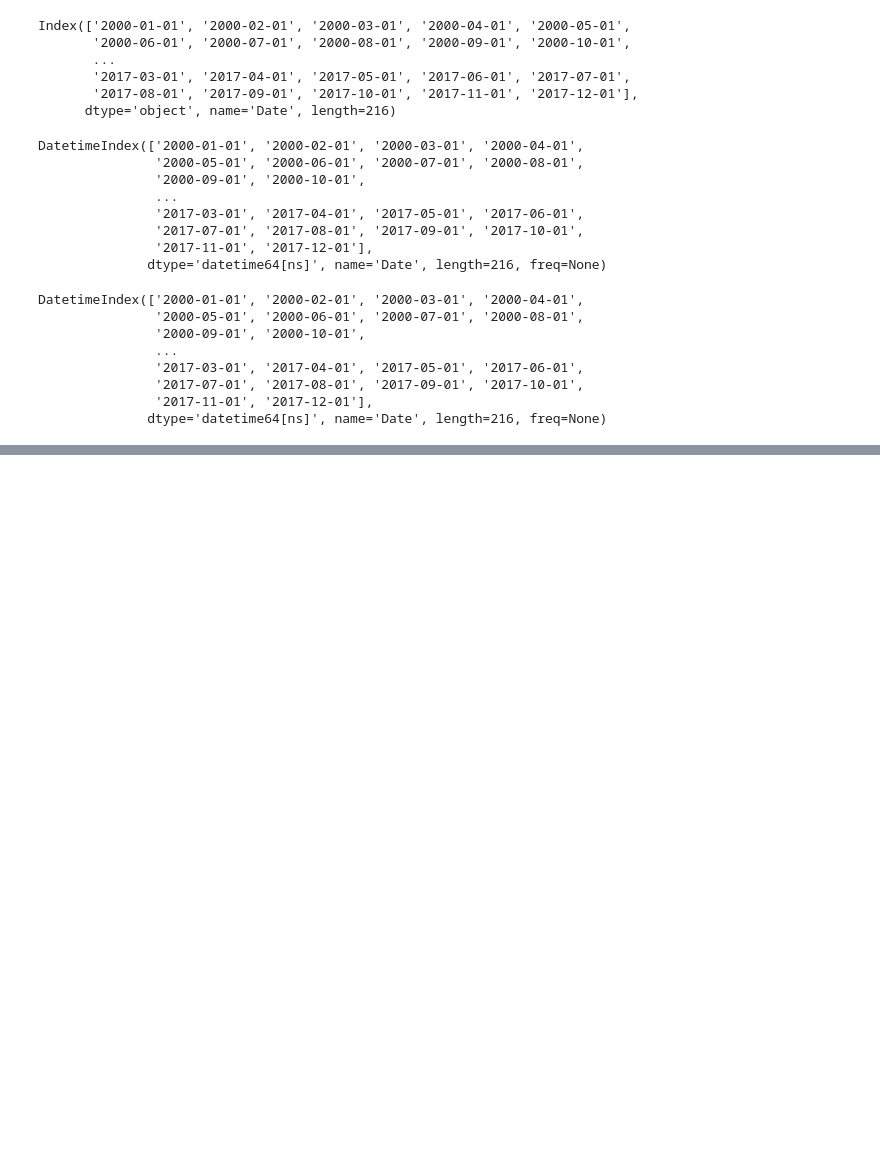
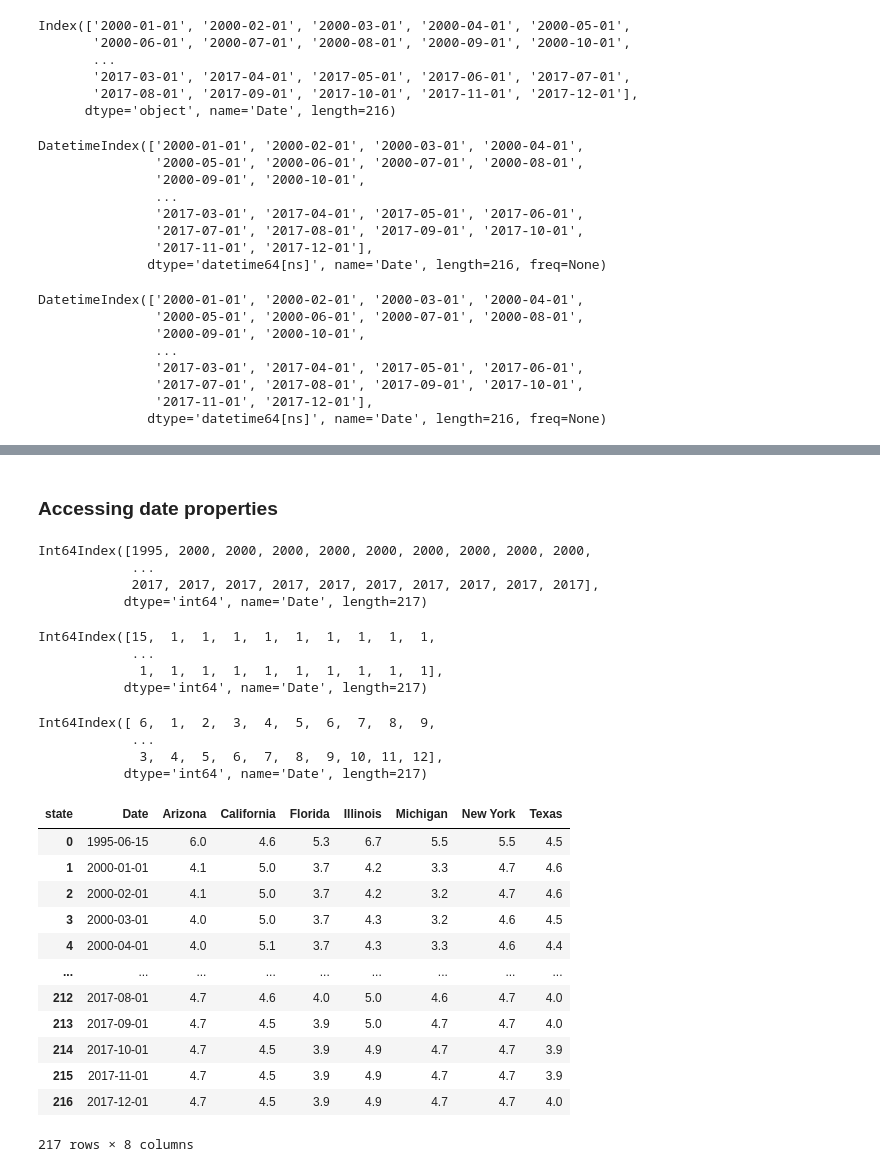
Before and after one commit to weix1996/lectures, a Jupyter notebook: Lecture 12 More Pandas.ipynb, the cells around one changed output, grey strips where cells are left out. Cells and saved outputs as stored; diff of their text form; code cells hidden in the pictures; blank space fills up the shorter version.

```diff
--- a/Lecture 12 More Pandas.ipynb
+++ b/Lecture 12 More Pandas.ipynb
@@ -131,0 +193,3 @@ DatetimeIndex(['2000-01-01', '2000-02-01', '2000-03-01', '2000-04-01',
+# %%
+# add a new row
+new.loc[pd.to_datetime('1995-06-15')] = [6.0, 4.6, 5.3, 6.7, 5.5, 5.5, 4.5 ]
@@ -131,0 +240,2 @@ DatetimeIndex(['2000-01-01', '2000-02-01', '2000-03-01', '2000-04-01',
+# %%
+new.sort_index(inplace=True)
@@ -131,0 +273,41 @@ DatetimeIndex(['2000-01-01', '2000-02-01', '2000-03-01', '2000-04-01',
+# %% [markdown]
+### Accessing date properties
+# %%
+new.index.year
+# %% [output]
+Int64Index([1995, 2000, 2000, 2000, 2000, 2000, 2000, 2000, 2000, 2000,
+            ...
+            2017, 2017, 2017, 2017, 2017, 2017, 2017, 2017, 2017, 2017],
+           dtype='int64', name='Date', length=217)
+# %%
+new.index.day
+# %% [output]
+Int64Index([15,  1,  1,  1,  1,  1,  1,  1,  1,  1,
+            ...
+             1,  1,  1,  1,  1,  1,  1,  1,  1,  1],
+           dtype='int64', name='Date', length=217)
+# %%
+new.index.month
+# %% [output]
+Int64Index([ 6,  1,  2,  3,  4,  5,  6,  7,  8,  9,
+            ...
+             3,  4,  5,  6,  7,  8,  9, 10, 11, 12],
+           dtype='int64', name='Date', length=217)
+# %%
+new2 = new.reset_index()
+# %%
+new2
+# %% [output]
+| state | Date | Arizona | California | Florida | Illinois | Michigan | New York | Texas |
+| 0 | 1995-06-15 | 6.0 | 4.6 | 5.3 | 6.7 | 5.5 | 5.5 | 4.5 |
+| 1 | 2000-01-01 | 4.1 | 5.0 | 3.7 | 4.2 | 3.3 | 4.7 | 4.6 |
+| 2 | 2000-02-01 | 4.1 | 5.0 | 3.7 | 4.2 | 3.2 | 4.7 | 4.6 |
+| 3 | 2000-03-01 | 4.0 | 5.0 | 3.7 | 4.3 | 3.2 | 4.6 | 4.5 |
+| 4 | 2000-04-01 | 4.0 | 5.1 | 3.7 | 4.3 | 3.3 | 4.6 | 4.4 |
+| ... | ... | ... | ... | ... | ... | ... | ... | ... |
+| 212 | 2017-08-01 | 4.7 | 4.6 | 4.0 | 5.0 | 4.6 | 4.7 | 4.0 |
+| 213 | 2017-09-01 | 4.7 | 4.5 | 3.9 | 5.0 | 4.7 | 4.7 | 4.0 |
+| 214 | 2017-10-01 | 4.7 | 4.5 | 3.9 | 4.9 | 4.7 | 4.7 | 3.9 |
+| 215 | 2017-11-01 | 4.7 | 4.5 | 3.9 | 4.9 | 4.7 | 4.7 | 3.9 |
+| 216 | 2017-12-01 | 4.7 | 4.5 | 3.9 | 4.9 | 4.7 | 4.7 | 4.0 |
+217 rows × 8 columns
```
Also changed, not shown: parts of 64 cells of this notebook.
